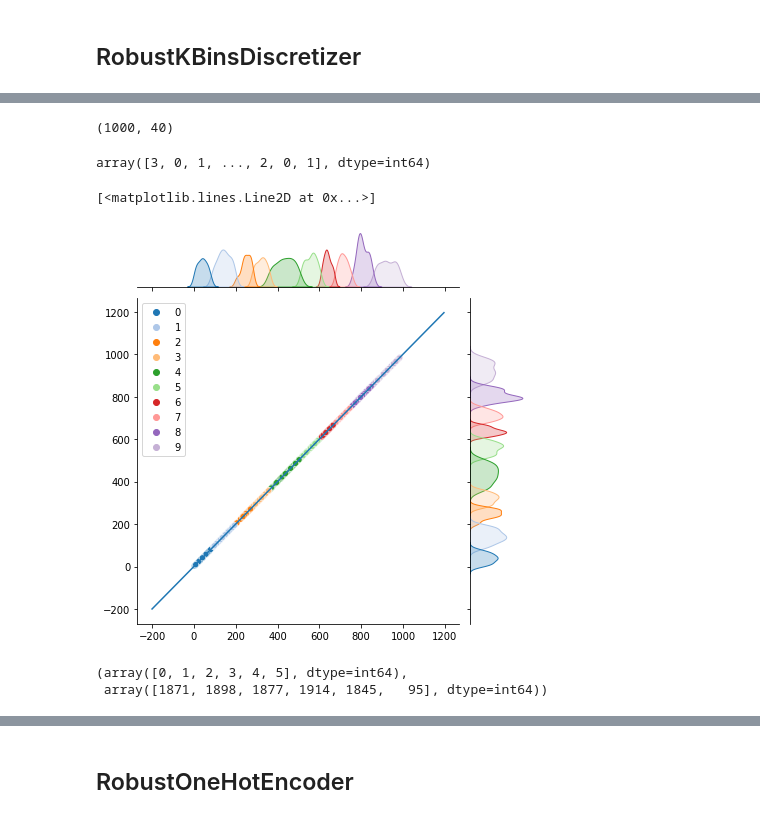
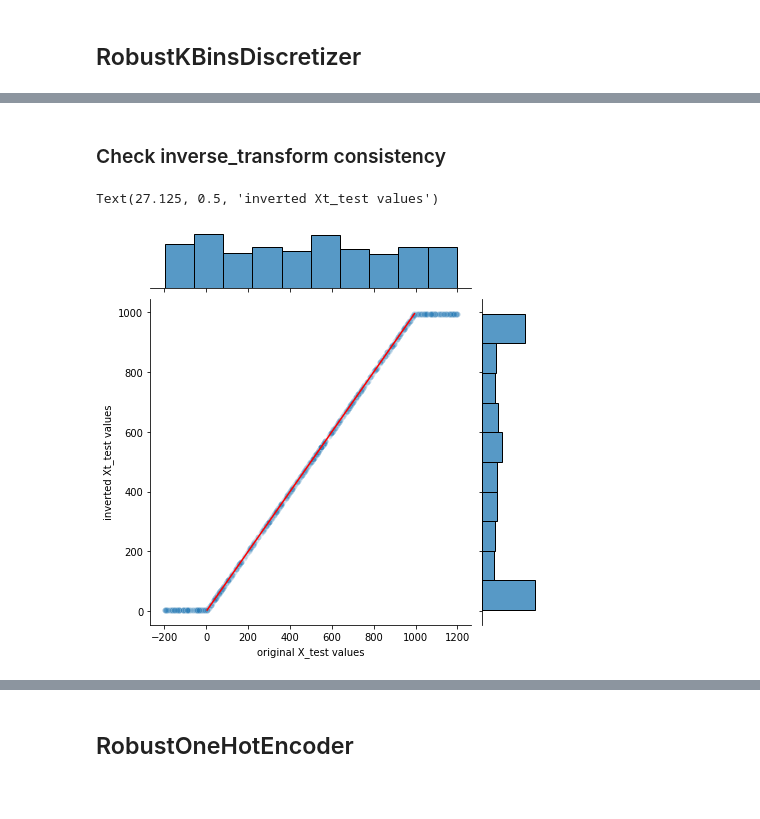
Before and after one commit to AlanGanem/replan, a Jupyter notebook: notebooks_dev/replan.ipynb, the cells around one changed output, grey strips where cells are left out. Saved outputs shown, nothing was run; the diff lists cells and outputs as text; code cells hidden in the pictures.

Commit message:
finished FuzzyKBinsDiscretizer inverse transform and ResidualRegressor

```diff
--- a/notebooks_dev/replan.ipynb
+++ b/notebooks_dev/replan.ipynb
@@ -534,0 +658,2 @@ rob.inverse_transform(disc), X_test
+# %%
+Xt = rob.fit(X).transform(X_test)
@@ -641,31 +691,0 @@ Xt[fuzzy_rows, neighbor_cols] = fuzzy_score
-# %%
-#invert
-
-Xinv = rob.fit(X).transform(X_test)
-
-
-nonzero_row_col = Xinv.nonzero()
-
-#get cols with fuzzy score between zero and 1 (open)
-fuzzy_row_col = (Xinv > 0).multiply((Xinv < 1)).nonzero()
-fuzzy_left_row_col = fuzzy_row_col[0][::2], fuzzy_row_col[1][::2]
-#fuzzy_right_row_col = fuzzy_row_col[0][1::2], fuzzy_row_col[1][1::2]
-left_values = Xinv[fuzzy_left_row_col].A.flatten()
-delta_left_col = np.zeros(left_values.shape)
-delta_left_col[left_values < 0.5] = 1
-
-delta_left_col_zeros = np.abs(delta_left_col - 1)
-
-ones_row_cols = fuzzy_left_row_col[0], (fuzzy_left_row_col[1] + delta_left_col).astype(int)
-zeros_row_cols = fuzzy_left_row_col[0], (fuzzy_left_row_col[1] + delta_left_col_zeros).astype(int)
-
-fuzzy_score = Xinv[zeros_row_cols].A.flatten()
-fuzzy_score_signal = np.where(delta_left_col == 0, 1, -1)
-fuzzy_score = fuzzy_score*fuzzy_score_signal
-
-
-ones_dim_cols = np.digitize(ones_row_cols[1],rob.col_index_correction_) -1
-ones_dim_cols
-# %% [output]
-(1000, 40)
-array([3, 0, 1, ..., 2, 0, 1], dtype=int64)
@@ -687,23 +692,24 @@ Xinv = fuzzy_score[dim_msk]*rob.bin_lens_[i][column_ordinal]+rob.bin_centers_[i]
+# %% [markdown]
+### Check inverse_transform consistency
 # %%
 import seaborn as sns
-p2 = rob.bin_centers_[i][column_ordinal]
-p3 = X_test.values[rows_idxs,i]
+i = 0
+X_ = X_test
+Xt = rob.transform(X_)
+
+Xinv = _fuzzy_inverse_transform(rob, Xt)[:,i]
 #jnt = sns.jointplot(p1,p2)
 #jnt.ax_joint.plot([-400,300],[-400,300])
 
-jnt = sns.jointplot(p3, Xinv, hue = column_ordinal, palette = 'tab20')
-jnt.ax_joint.plot([X_test.iloc[:,i].dropna().min(),X_test.iloc[:,i].dropna().max()],[X_test.iloc[:,i].dropna().min(),X_test.iloc[:,i].dropna().max()],)
-
+jnt = sns.jointplot(X_.values[:,i], Xinv, alpha = 0.2)
+jnt.ax_joint.plot([X.iloc[:,i].dropna().min(),X.iloc[:,i].dropna().max()],[X.iloc[:,i].dropna().min(),X.iloc[:,i].dropna().max()],color = 'r', label = 'identity line in the X_train domain')
+jnt.ax_joint.set_xlabel('original X_test values')
+jnt.ax_joint.set_ylabel('inverted Xt_test values')
 #jnt = sns.jointplot(p3,p2)
 #jnt.ax_joint.plot([-400,300],[-400,300])
 
 #old_inv
 #sns.distplot(old_inv[rows_idxs] - X_test.values[rows_idxs,i])
 # %% [output]
-[<matplotlib.lines.Line2D at 0x...>]
+Text(27.125, 0.5, 'inverted Xt_test values')
-[figure, old version]
+[figure, new version]
-# %%
-np.unique(np.digitize(X.iloc[:,0].dropna(), rob.bin_edges_[0][1:]), return_counts = True)
-# %% [output]
-(array([0, 1, 2, 3, 4, 5], dtype=int64),
- array([1871, 1898, 1877, 1914, 1845,   95], dtype=int64))
```
Also changed, not shown: parts of 18 cells of this notebook.
